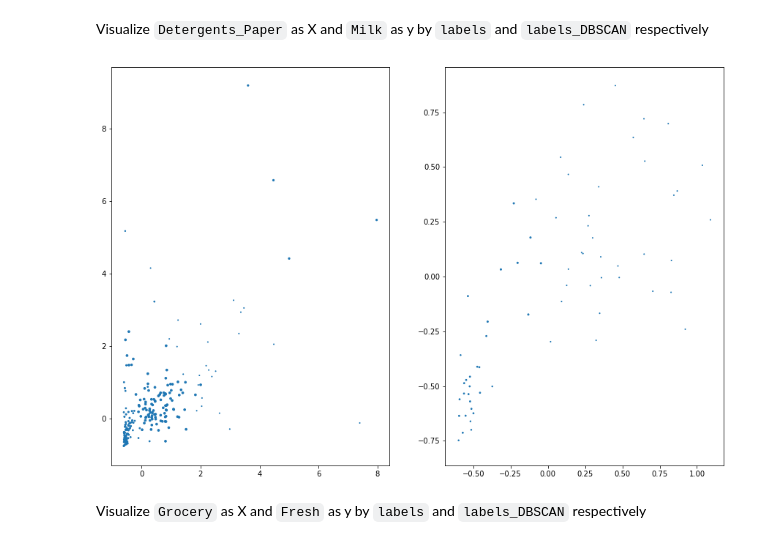
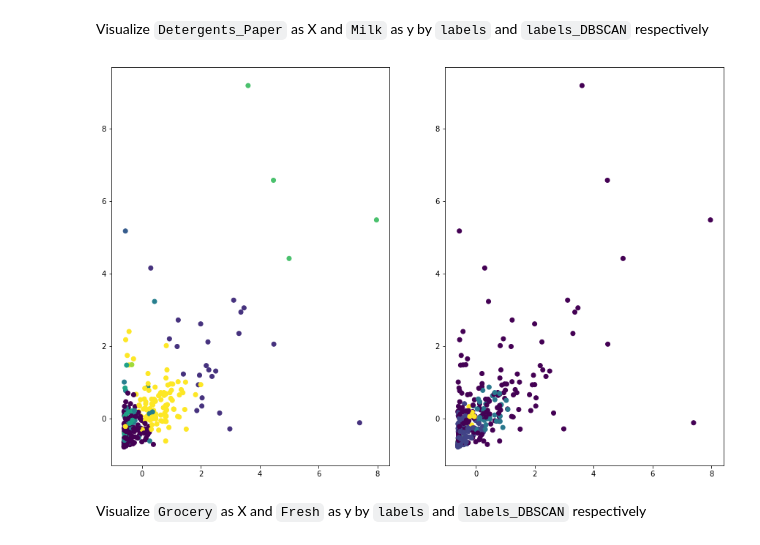
Before and after one commit to AlexMndzF/datamad1019, a Jupyter notebook: module-3/lab-unsupervised-learning/your-code/main.ipynb, the cells around one changed output. Drawn from its saved outputs; the diff is of its cells as text; code cells hidden in the pictures.

```diff
--- a/module-3/lab-unsupervised-learning/your-code/main.ipynb
+++ b/module-3/lab-unsupervised-learning/your-code/main.ipynb
@@ -233,19 +233,19 @@ Visualize `Detergents_Paper` as X and `Milk` as y by `labels` and `labels_DBSCAN
 # %%
 # Your code here:
 x = customers_scaler.Detergents_Paper
 y = customers_scaler.Milk
 
 plt.figure(figsize=(15,10))
 plt.subplot(1,2,1)
 color = customers_scaler.labels
-plt.scatter(x,y,color)
+plt.scatter(x,y,c=color)
 
-color2 = customers_scaler.labels_DBSCAN
+color = customers_scaler.labels_DBSCAN
 plt.subplot(1,2,2)
-plt.scatter(x,y,color2)
+plt.scatter(x,y,c=color)
 
 plt.show()
 # %% [output]
-[figure, old version]
+[figure, new version]
 # %% [markdown]
 Visualize `Grocery` as X and `Fresh` as y by `labels` and `labels_DBSCAN` respectively
```
Also changed, not shown: parts of 6 cells of this notebook.
